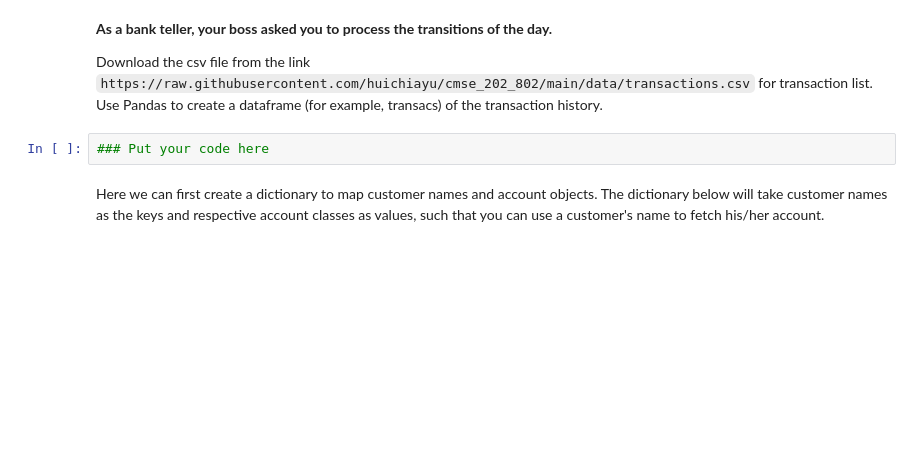
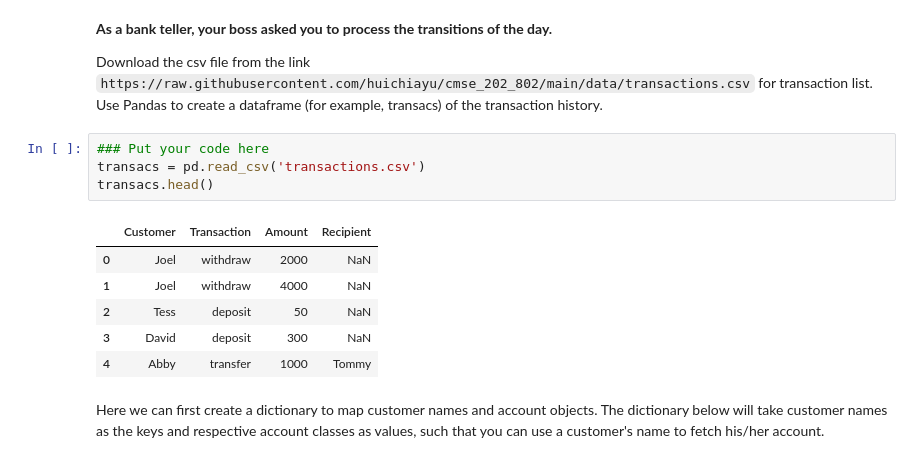
Before and after one commit to KlutzyFella/CMSE202-f25-turnin, a Jupyter notebook: midterm/CMSE202-Midterm-Section003-STUDENT (1).ipynb, the cells around one changed output. Cells and saved outputs as stored; diff of their text form; blank space fills up the shorter version.

```diff
--- a/midterm/CMSE202-Midterm-Section003-STUDENT (1).ipynb
+++ b/midterm/CMSE202-Midterm-Section003-STUDENT (1).ipynb
@@ -433,6 +455,15 @@
 for transaction list. Use Pandas to create a dataframe (for example, transacs) of the transaction history.
 # %%
 ### Put your code here
+transacs = pd.read_csv('transactions.csv')
+transacs.head()
+# %% [output]
+|  | Customer | Transaction | Amount | Recipient |
+| 0 | Joel | withdraw | 2000 | NaN |
+| 1 | Joel | withdraw | 4000 | NaN |
+| 2 | Tess | deposit | 50 | NaN |
+| 3 | David | deposit | 300 | NaN |
+| 4 | Abby | transfer | 1000 | Tommy |
 # %% [markdown]
 Here we can first create a dictionary to map customer names and account objects. The dictionary below will take customer names as the keys and respective account classes as values, such that you can use a customer's name to fetch his/her account.
 # %%
```
Also changed, not shown: parts of 9 cells of this notebook, 2 other files.
